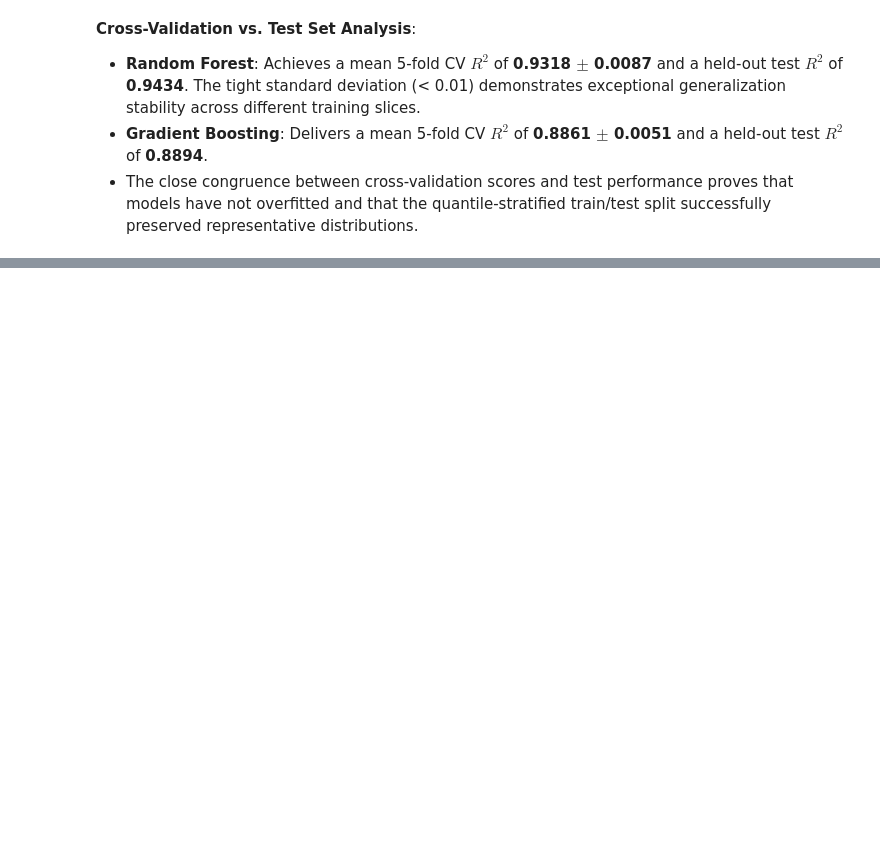
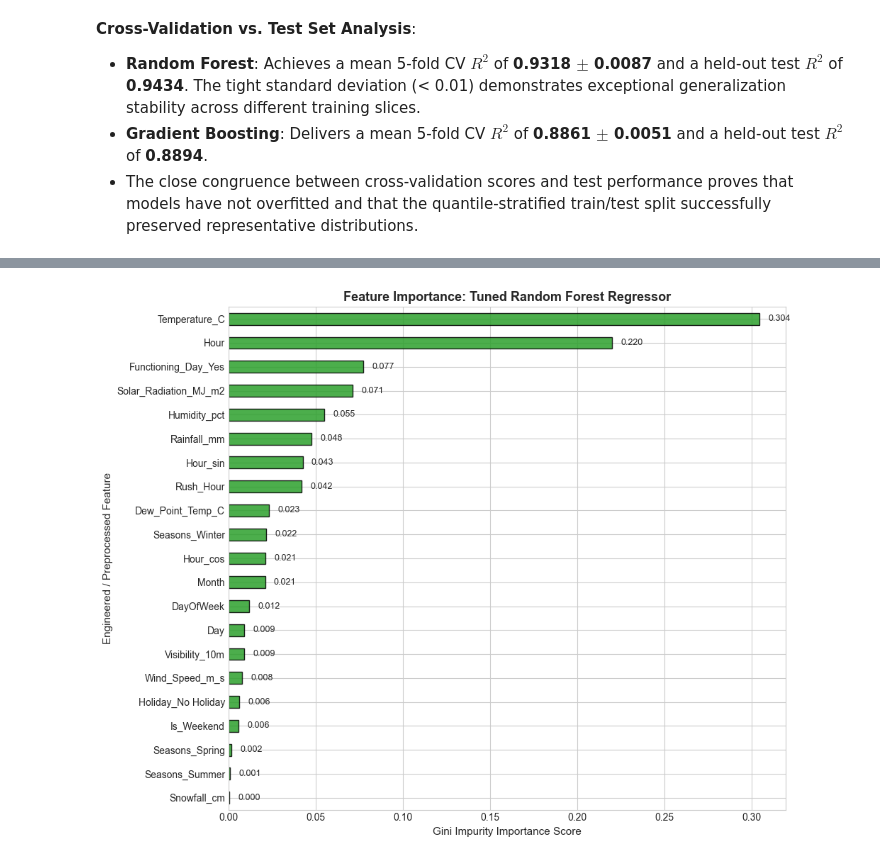
Before and after one commit to Ne-Ran/Machine-Learning-Capstone-Project, a Jupyter notebook: Notebooks/regression.ipynb, the cells around one changed output, grey strips where cells are left out. Drawn from its saved outputs; the diff is of its cells as text; code cells hidden in the pictures; blank space fills up the shorter version.

```diff
--- a/Notebooks/regression.ipynb
+++ b/Notebooks/regression.ipynb
@@ -984,0 +1025,24 @@ display(cv_summary_df)
+# %%
+# Visual 3: Tree-Based Feature Importance Plot
+importances = best_rf.feature_importances_
+feat_imp_df = pd.DataFrame({
+    'Feature': all_feature_names,
+    'Importance': importances
+}).sort_values('Importance', ascending=True)
+
+fig, ax = plt.subplots(figsize=(10, 8))
+feat_imp_df.plot(kind='barh', x='Feature', y='Importance', ax=ax, color='#2ca02c', edgecolor='black', alpha=0.85, legend=False)
+ax.set_title('Feature Importance: Tuned Random Forest Regressor', fontsize=13, fontweight='bold')
+ax.set_xlabel('Gini Impurity Importance Score', fontsize=11)
+ax.set_ylabel('Engineered / Preprocessed Feature', fontsize=11)
+
+for p in ax.patches:
+    width = p.get_width()
+    ax.annotate(f"{width:.3f}",
+                (width + 0.005, p.get_y() + p.get_height() / 2.),
+                va='center', fontsize=9)
+
+plt.tight_layout()
+plt.show()
+# %% [output]
+[figure, added]
```
Also changed, not shown: parts of 5 cells of this notebook.
